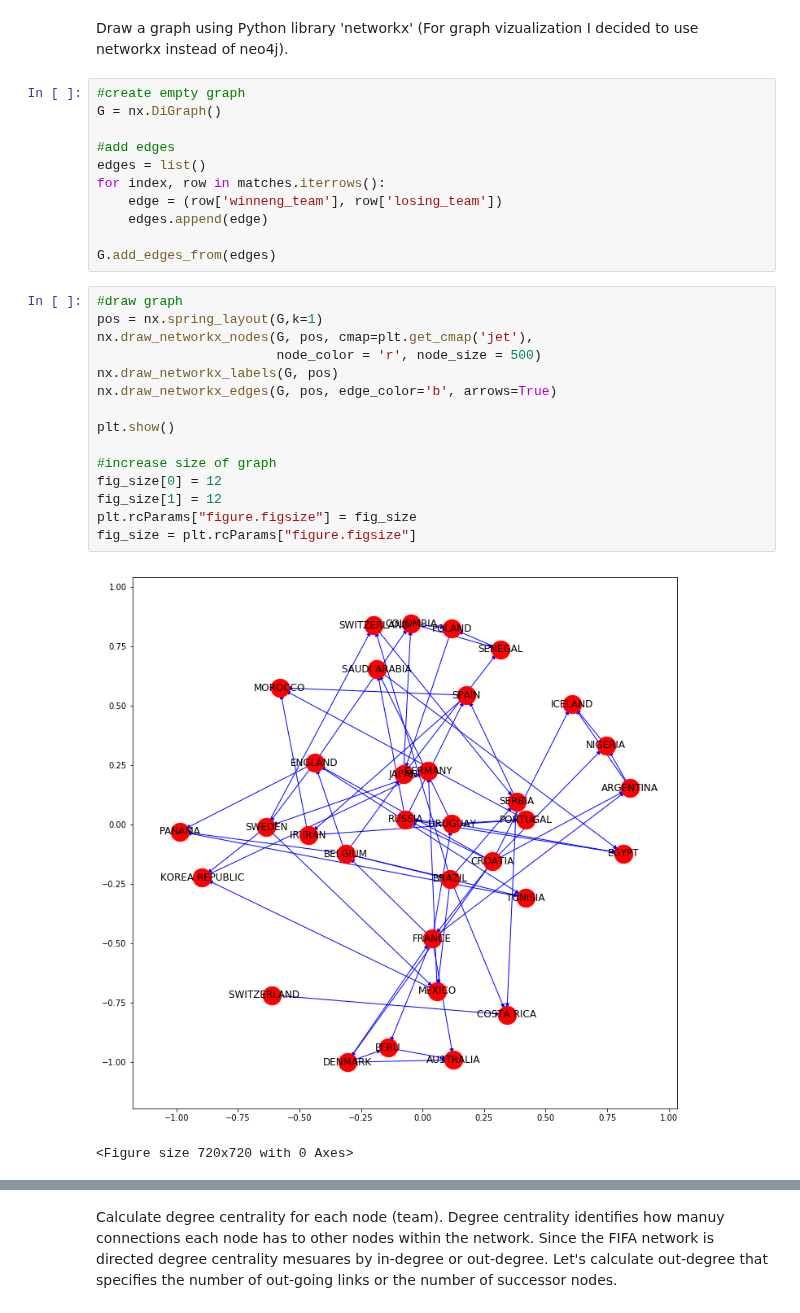
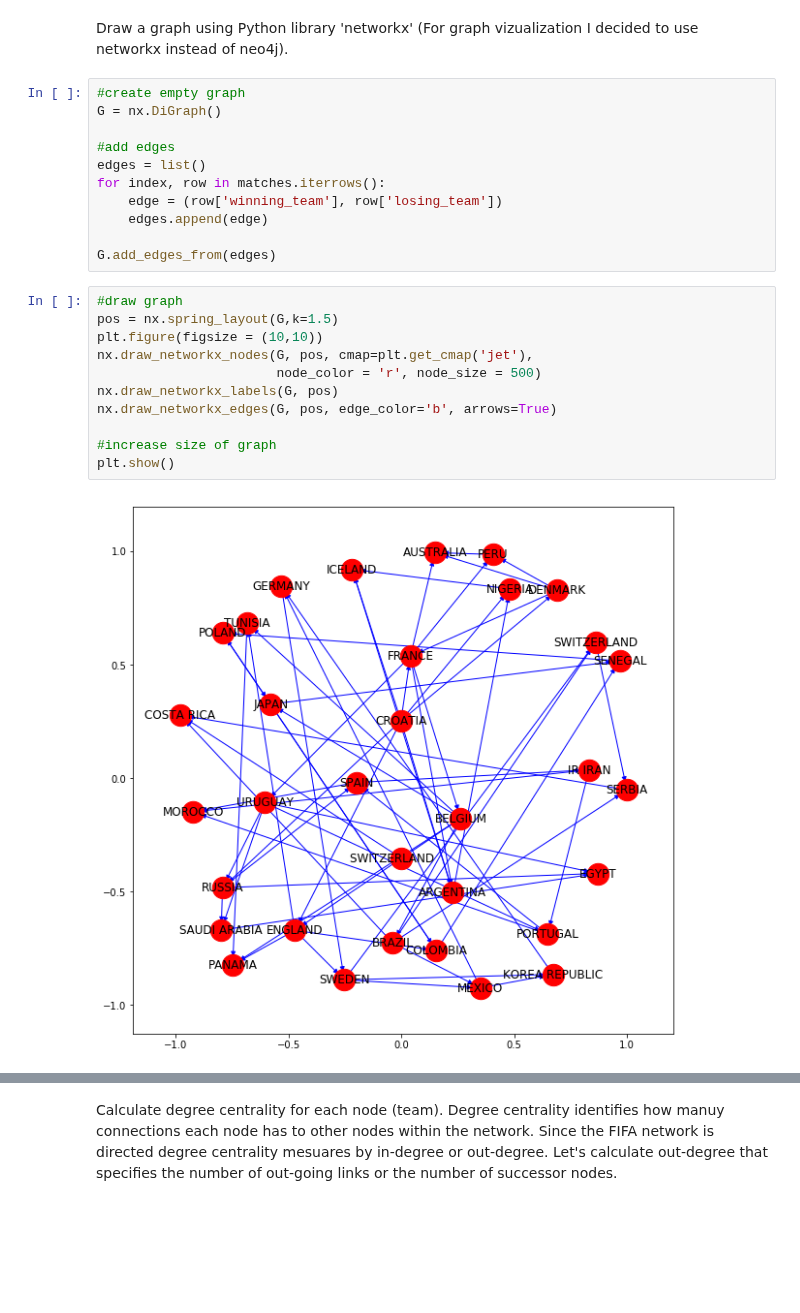
Before and after one commit to olga0503/DATA-620, a Jupyter notebook: Week_5_Assignment.ipynb, the cells around one changed output, grey strips where cells are left out. Cells and saved outputs as stored; diff of their text form; blank space fills up the shorter version.

```diff
--- a/Week_5_Assignment.ipynb
+++ b/Week_5_Assignment.ipynb
@@ -142,26 +192,21 @@ G = nx.DiGraph()
 #add edges
 edges = list()
 for index, row in matches.iterrows():
-    edge = (row['winneng_team'], row['losing_team'])
+    edge = (row['winning_team'], row['losing_team'])
     edges.append(edge)
 
 G.add_edges_from(edges)
 # %%
 #draw graph
-pos = nx.spring_layout(G,k=1)
+pos = nx.spring_layout(G,k=1.5)
+plt.figure(figsize = (10,10))
 nx.draw_networkx_nodes(G, pos, cmap=plt.get_cmap('jet'),
                        node_color = 'r', node_size = 500)
 nx.draw_networkx_labels(G, pos)
 nx.draw_networkx_edges(G, pos, edge_color='b', arrows=True)
 
+#increase size of graph
 plt.show()
-
-#increase size of graph
-fig_size[0] = 12
-fig_size[1] = 12
-plt.rcParams["figure.figsize"] = fig_size
-fig_size = plt.rcParams["figure.figsize"]
 # %% [output]
-[figure, old version]
+[figure, new version]
-<Figure size 720x720 with 0 Axes>
 # %% [markdown]
```
Also changed, not shown: parts of 13 cells of this notebook.
